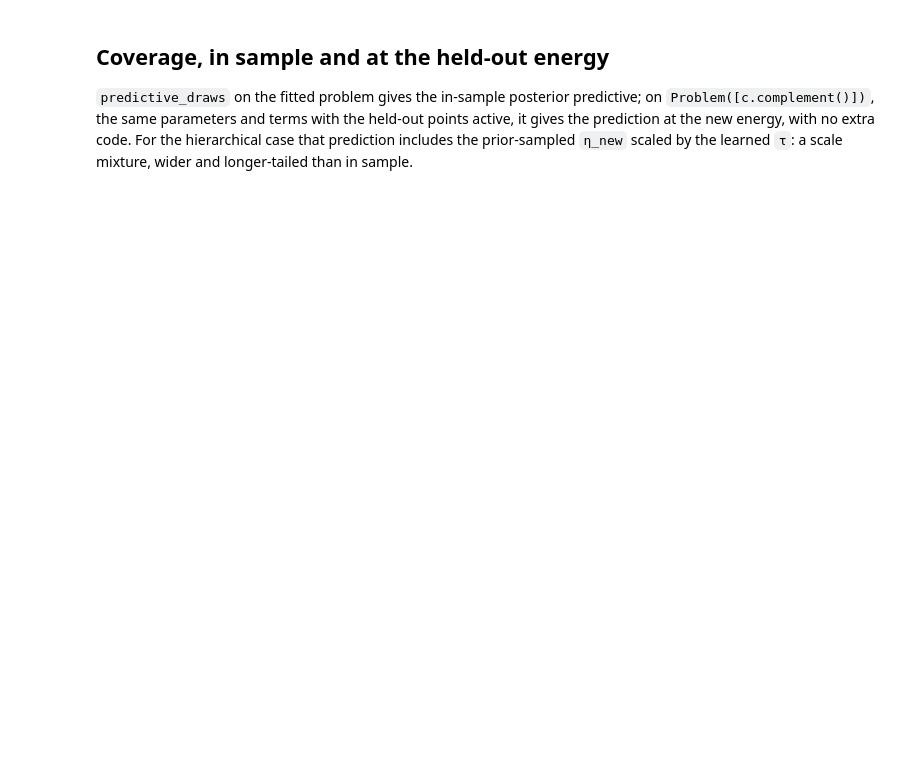
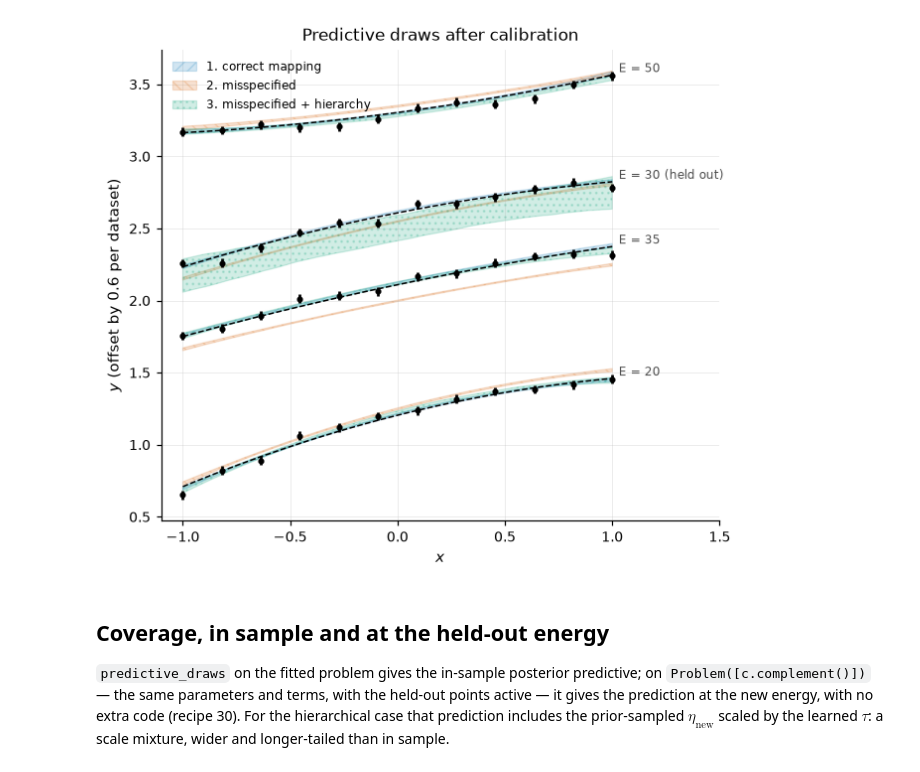
Before and after one commit to beykyle/rxmc, a Jupyter notebook: examples/hierarchical_calibration.ipynb, the cells around one changed output. Cells and saved outputs as stored; diff of their text form; code cells hidden in the pictures; blank space fills up the shorter version.

```diff
--- a/examples/hierarchical_calibration.ipynb
+++ b/examples/hierarchical_calibration.ipynb
@@ -343,11 +398,65 @@ plt.show()
+# %%
+def case_curves(name, E, rows):
+    """y(x; E) over posterior rows, including this dataset's deviation."""
+    p, _ = cases[name]
+    n = n_phi[name]
+    out = []
+    for row in rows:
+        coeffs = mappings[name](E, row[:n])
+        if name.startswith("3"):
+            j = list(energies).index(E) if E in energies else len(energies)
+            tau_cols = p.columns([q for q in p.params if q.name.startswith("tau")])
+            eta_cols = p.columns(
+                [q for q in p.params if q.name.startswith(f"eta_{j}_")]
+            )
+            coeffs = coeffs + row[tau_cols] * row[eta_cols]
+        out.append(quadratic(x_fine, *coeffs))
+    return np.percentile(np.array(out), [16, 84], axis=0)
+# %%
+shown_energies = [20.0, 35.0, E_new, 50.0]
+fig, ax = plt.subplots(figsize=(6.6, 5.6))
+for k, E in enumerate(shown_energies):
+    shift = k * offset_step
+    d = held_out if E == E_new else datasets[list(energies).index(E)]
+    for name in cases:
+        colour, hatch = style[name]
+        lo, hi = case_curves(name, E, samples[name][::20])
+        plotstyle.band(
+            ax,
+            x_fine,
+            lo + shift,
+            hi + shift,
+            color=colour,
+            hatch=hatch,
+            label=name if k == 0 else None,
+        )
+    ax.plot(x_fine, quadratic(x_fine, *a_true(E)) + shift, "--", color="k", lw=1.0)
+    ax.errorbar(d.x, d.y + shift, d.y_err, fmt="o", ms=3, color="k")
+    plotstyle.label_at(
+        ax,
+        1.03,
+        quadratic(1.0, *a_true(E)) + shift,
+        f"E = {E:.0f}" + (" (held out)" if E == E_new else ""),
+        color="0.3",
+    )
+ax.set(
+    xlabel="$x$",
+    ylabel=f"$y$ (offset by {offset_step} per dataset)",
+    title="Predictive draws after calibration",
+    xlim=(-1.1, 1.5),
+)
+ax.legend(fontsize=8, loc="upper left")
+plt.show()
+# %% [output]
+[figure, added]
 # %% [markdown]
 ## Coverage, in sample and at the held-out energy
 
 `predictive_draws` on the fitted problem gives the in-sample posterior
-predictive; on `Problem([c.complement()])`, the same parameters and terms
-with the held-out points active, it gives the prediction at the new energy,
-with no extra code.  For the hierarchical case that prediction includes the
-prior-sampled `η_new` scaled by the learned `τ`: a scale mixture, wider and
-longer-tailed than in sample.
+predictive; on `Problem([c.complement()])` — the same parameters and terms, with
+the held-out points active — it gives the prediction at the new energy, with no
+extra code (recipe 30).  For the hierarchical case that prediction includes the
+prior-sampled $\eta_\mathrm{new}$ scaled by the learned $\tau$: a scale
+mixture, wider and longer-tailed than in sample.
 # %%
 levels = np.linspace(0.1, 0.9, 9)
```
Also changed, not shown: parts of 32 cells of this notebook, 1 other file.
